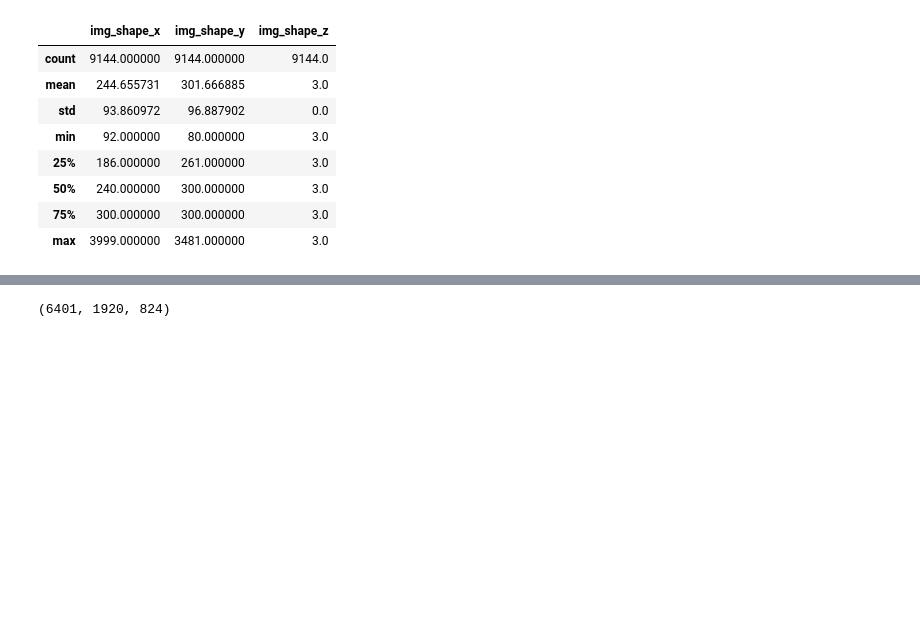
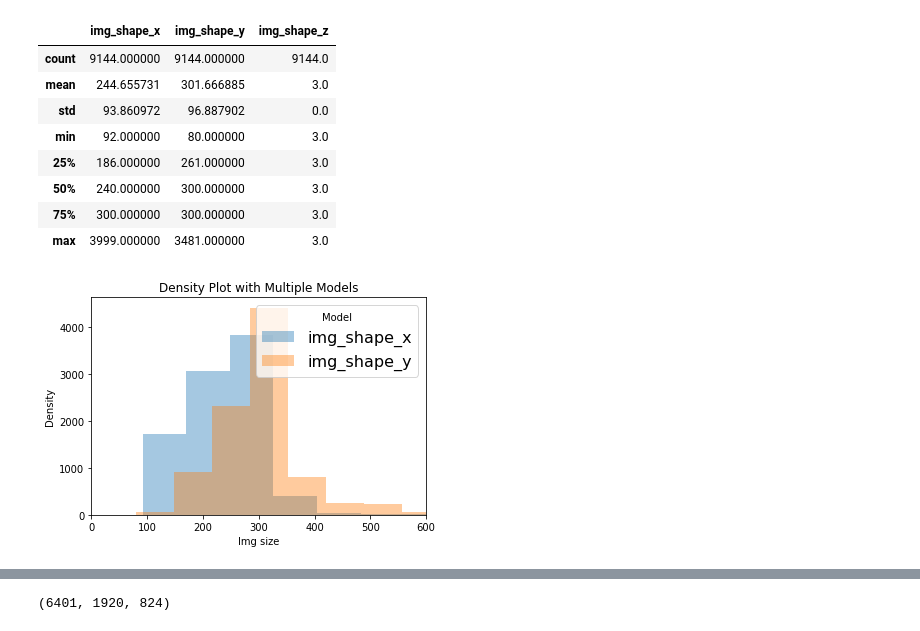
Before and after one commit to jforjohn/cnn-caltech101, a Jupyter notebook: caltech101_exploration.ipynb, the cells around one changed output, grey strips where cells are left out. Cells and saved outputs as stored; diff of their text form; code cells hidden in the pictures; blank space fills up the shorter version.

Commit message:
NOTEBOOK: add density plots

```diff
--- a/caltech101_exploration.ipynb
+++ b/caltech101_exploration.ipynb
@@ -76,5 +93,22 @@ df[['img_shape_x','img_shape_y','img_shape_z']].describe()
 | 50% | 240.000000 | 300.000000 | 3.0 |
 | 75% | 300.000000 | 300.000000 | 3.0 |
 | max | 3999.000000 | 3481.000000 | 3.0 |
+# %%
+# Draw the density plot
+img_shape = df[['img_shape_x','img_shape_y']]
+for col in img_shape.columns:
+    plot = sns.distplot(img_shape[col], hist = True, kde = False,
+            hist_kws = {'linewidth': 3},
+            label = col)
+# Plot formatting
+plt.xlim(0,600)
+plt.legend(prop={'size': 16}, title = 'Model')
+plt.title('Density Plot with Multiple Models')
+plt.xlabel('Img size')
+plt.ylabel('Density')
+
+plt.show()
+# %% [output]
+[figure, added]
 # %%
 df[['category']].describe()
```
Also changed, not shown: parts of 3 cells of this notebook.
